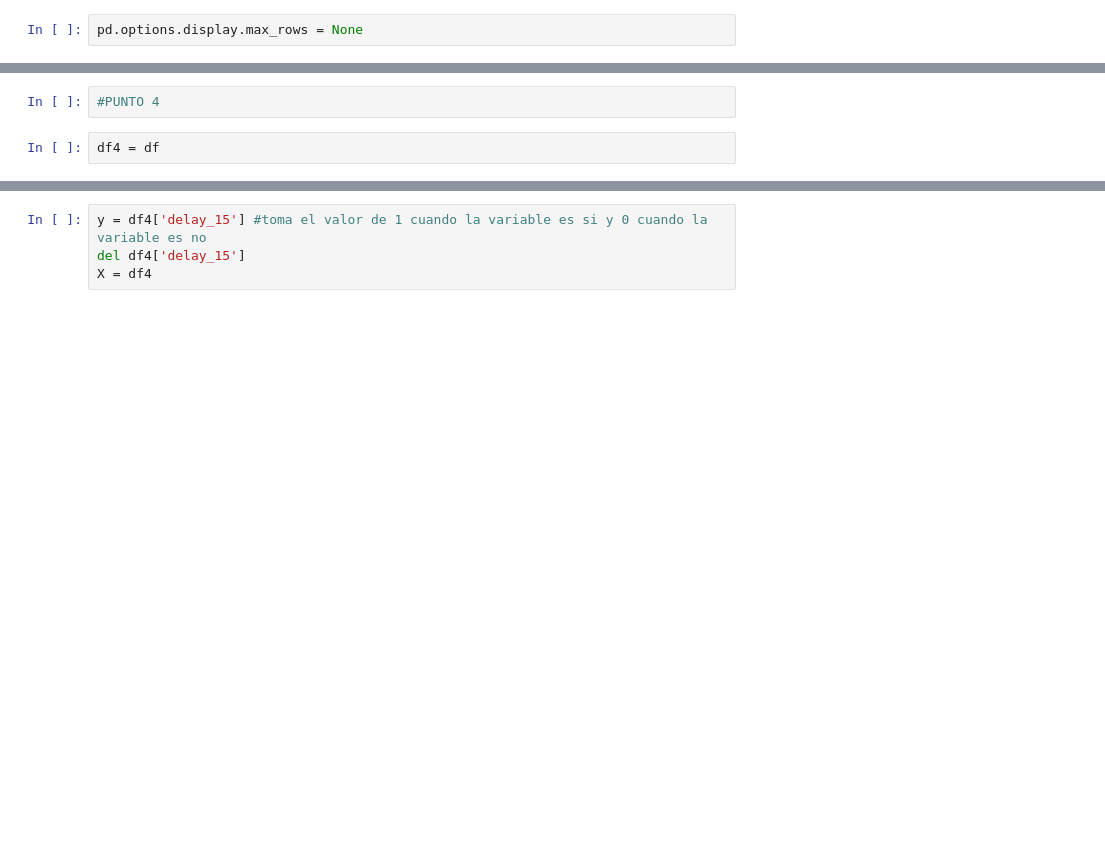
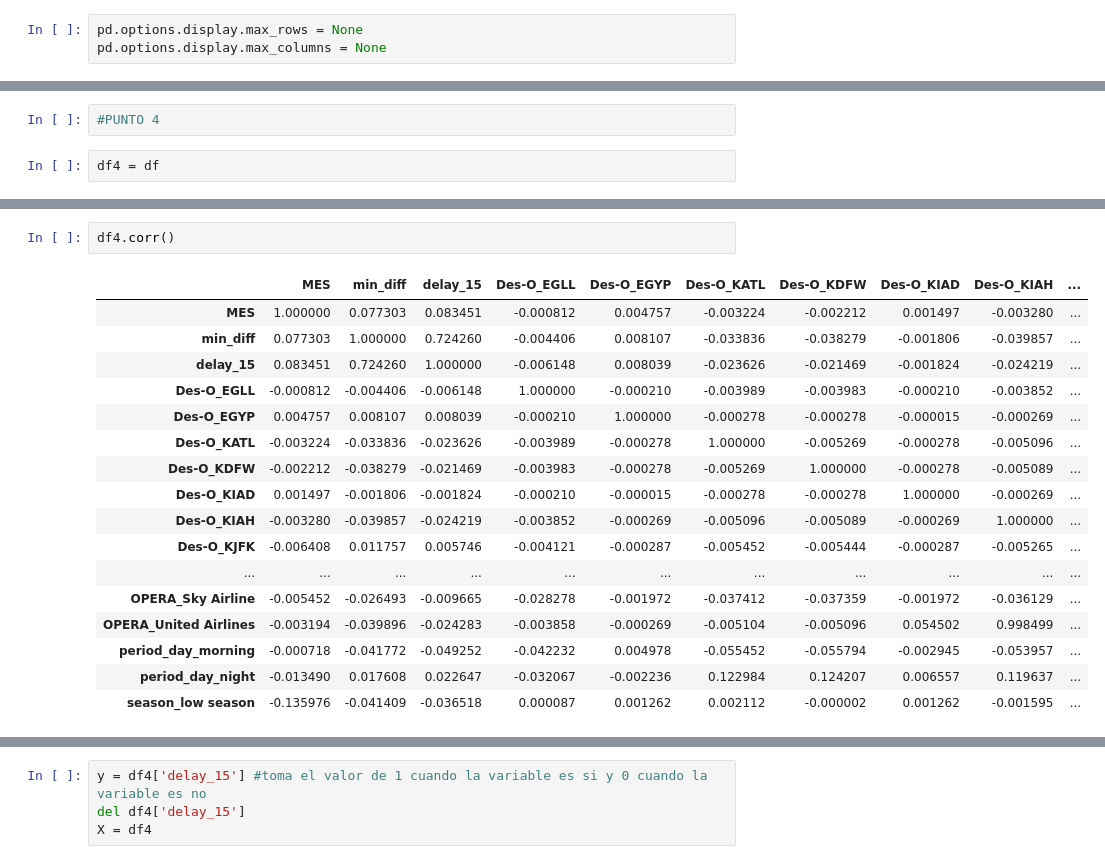
Before and after one commit to fcofarias/Data-Scientist-Challenge-Francisco-Far-as, a Jupyter notebook: solution.ipynb, the cells around one changed output, grey strips where cells are left out. Drawn from its saved outputs; the diff is of its cells as text; blank space fills up the shorter version.

```diff
--- a/solution.ipynb
+++ b/solution.ipynb
@@ -186,6 +198,7 @@ memory usage: 22.0+ MB
 #df2
 # %%
 pd.options.display.max_rows = None
+pd.options.display.max_columns = None
 # %%
 df2.std()
 # %% [output]
@@ -413,0 +446,20 @@ memory usage: 10.0 MB
+# %%
+df4.corr()
+# %% [output]
+|  | MES | min_diff | delay_15 | Des-O_EGLL | Des-O_EGYP | Des-O_KATL | Des-O_KDFW | Des-O_KIAD | Des-O_KIAH | ... |
+| MES | 1.000000 | 0.077303 | 0.083451 | -0.000812 | 0.004757 | -0.003224 | -0.002212 | 0.001497 | -0.003280 | ... |
+| min_diff | 0.077303 | 1.000000 | 0.724260 | -0.004406 | 0.008107 | -0.033836 | -0.038279 | -0.001806 | -0.039857 | ... |
+| delay_15 | 0.083451 | 0.724260 | 1.000000 | -0.006148 | 0.008039 | -0.023626 | -0.021469 | -0.001824 | -0.024219 | ... |
+| Des-O_EGLL | -0.000812 | -0.004406 | -0.006148 | 1.000000 | -0.000210 | -0.003989 | -0.003983 | -0.000210 | -0.003852 | ... |
+| Des-O_EGYP | 0.004757 | 0.008107 | 0.008039 | -0.000210 | 1.000000 | -0.000278 | -0.000278 | -0.000015 | -0.000269 | ... |
+| Des-O_KATL | -0.003224 | -0.033836 | -0.023626 | -0.003989 | -0.000278 | 1.000000 | -0.005269 | -0.000278 | -0.005096 | ... |
+| Des-O_KDFW | -0.002212 | -0.038279 | -0.021469 | -0.003983 | -0.000278 | -0.005269 | 1.000000 | -0.000278 | -0.005089 | ... |
+| Des-O_KIAD | 0.001497 | -0.001806 | -0.001824 | -0.000210 | -0.000015 | -0.000278 | -0.000278 | 1.000000 | -0.000269 | ... |
+| Des-O_KIAH | -0.003280 | -0.039857 | -0.024219 | -0.003852 | -0.000269 | -0.005096 | -0.005089 | -0.000269 | 1.000000 | ... |
+| Des-O_KJFK | -0.006408 | 0.011757 | 0.005746 | -0.004121 | -0.000287 | -0.005452 | -0.005444 | -0.000287 | -0.005265 | ... |
+| ... | ... | ... | ... | ... | ... | ... | ... | ... | ... | ... |
+| OPERA_Sky Airline | -0.005452 | -0.026493 | -0.009665 | -0.028278 | -0.001972 | -0.037412 | -0.037359 | -0.001972 | -0.036129 | ... |
+| OPERA_United Airlines | -0.003194 | -0.039896 | -0.024283 | -0.003858 | -0.000269 | -0.005104 | -0.005096 | 0.054502 | 0.998499 | ... |
+| period_day_morning | -0.000718 | -0.041772 | -0.049252 | -0.042232 | 0.004978 | -0.055452 | -0.055794 | -0.002945 | -0.053957 | ... |
+| period_day_night | -0.013490 | 0.017608 | 0.022647 | -0.032067 | -0.002236 | 0.122984 | 0.124207 | 0.006557 | 0.119637 | ... |
+| season_low season | -0.135976 | -0.041409 | -0.036518 | 0.000087 | 0.001262 | 0.002112 | -0.000002 | 0.001262 | -0.001595 | ... |
```
Also changed, not shown: parts of 28 cells of this notebook.
